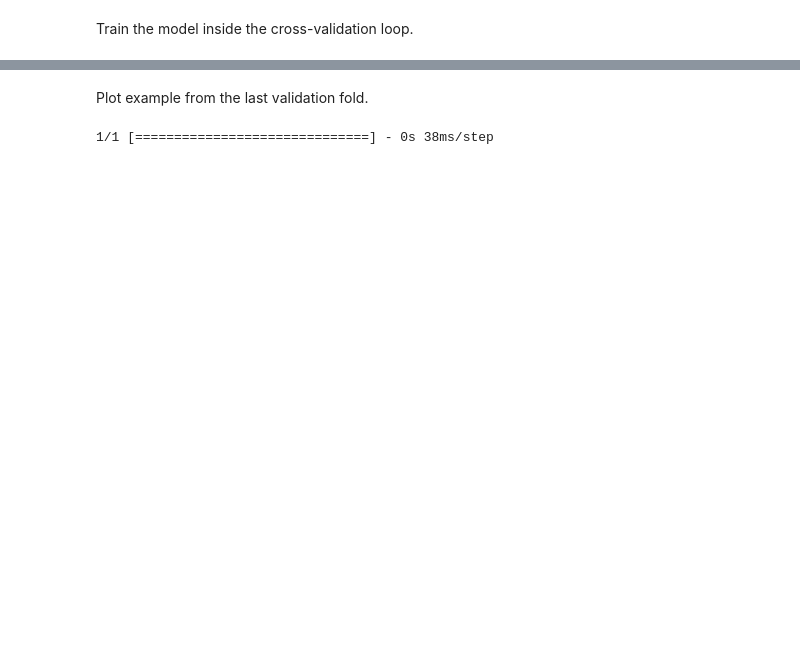
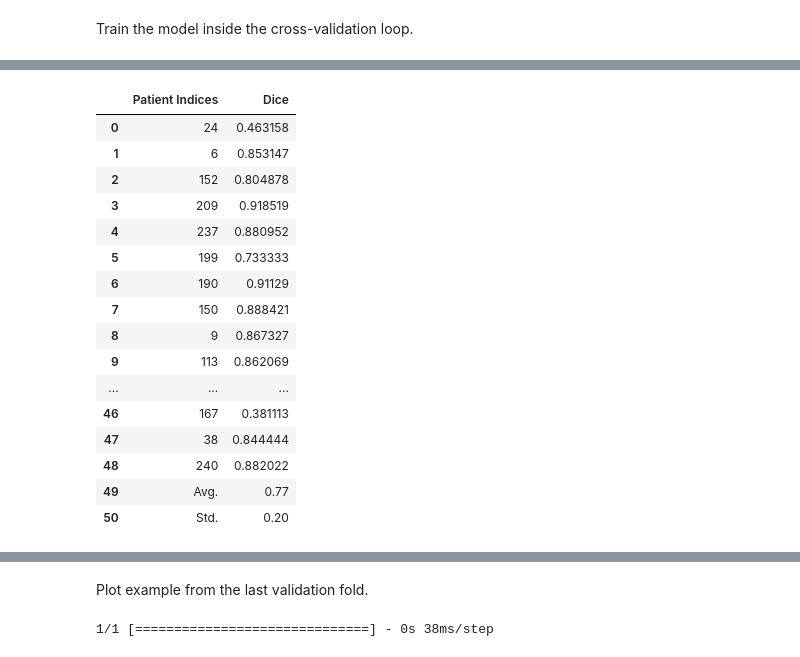
Before and after one commit to j00lie/thesis, a Jupyter notebook: train_5foldCV.ipynb, the cells around one changed output, grey strips where cells are left out. Saved outputs shown, nothing was run; the diff lists cells and outputs as text; code cells hidden in the pictures; blank space fills up the shorter version.

```diff
--- a/train_5foldCV.ipynb
+++ b/train_5foldCV.ipynb
@@ -116,7 +121,7 @@ def build():
       initial_learning_rate, decay_steps=100000, decay_rate=0.96, staircase=True
   )
   model.compile(
-      optimizer=tf.keras.optimizers.Adam(learning_rate=lr_schedule),
+      optimizer=tf.keras.optimizers.Adam(learning_rate=initial_learning_rate),
       loss=total_loss,
       metrics=[sm.metrics.IOUScore()],
   )
@@ -260 +398,21 @@ print(avg_dice)
+# %%
+avg_model_df
+# %% [output]
+|  | Patient Indices | Dice |
+| 0 | 24 | 0.463158 |
+| 1 | 6 | 0.853147 |
+| 2 | 152 | 0.804878 |
+| 3 | 209 | 0.918519 |
+| 4 | 237 | 0.880952 |
+| 5 | 199 | 0.733333 |
+| 6 | 190 | 0.91129 |
+| 7 | 150 | 0.888421 |
+| 8 | 9 | 0.867327 |
+| 9 | 113 | 0.862069 |
+| ... | ... | ... |
+| 46 | 167 | 0.381113 |
+| 47 | 38 | 0.844444 |
+| 48 | 240 | 0.882022 |
+| 49 | Avg. | 0.77 |
+| 50 | Std. | 0.20 |
 # %% [markdown]
```
Also changed, not shown: parts of 36 cells of this notebook, 1 other file.
